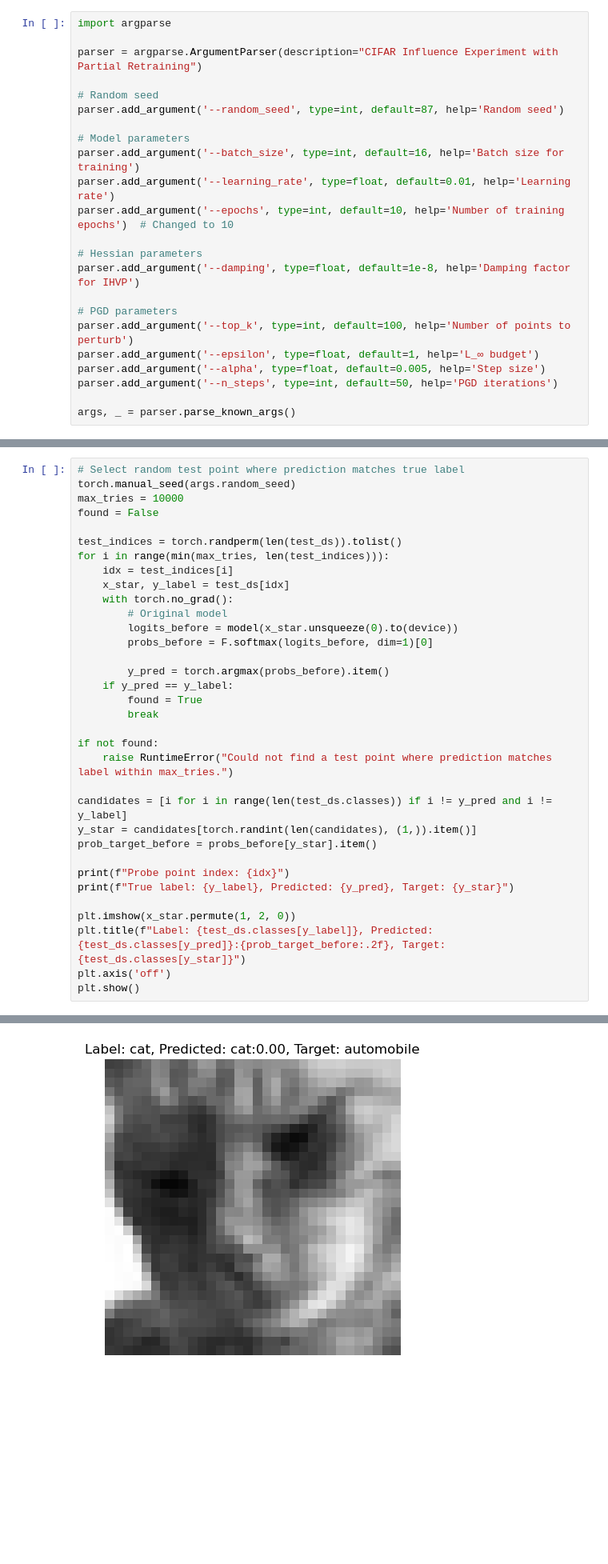
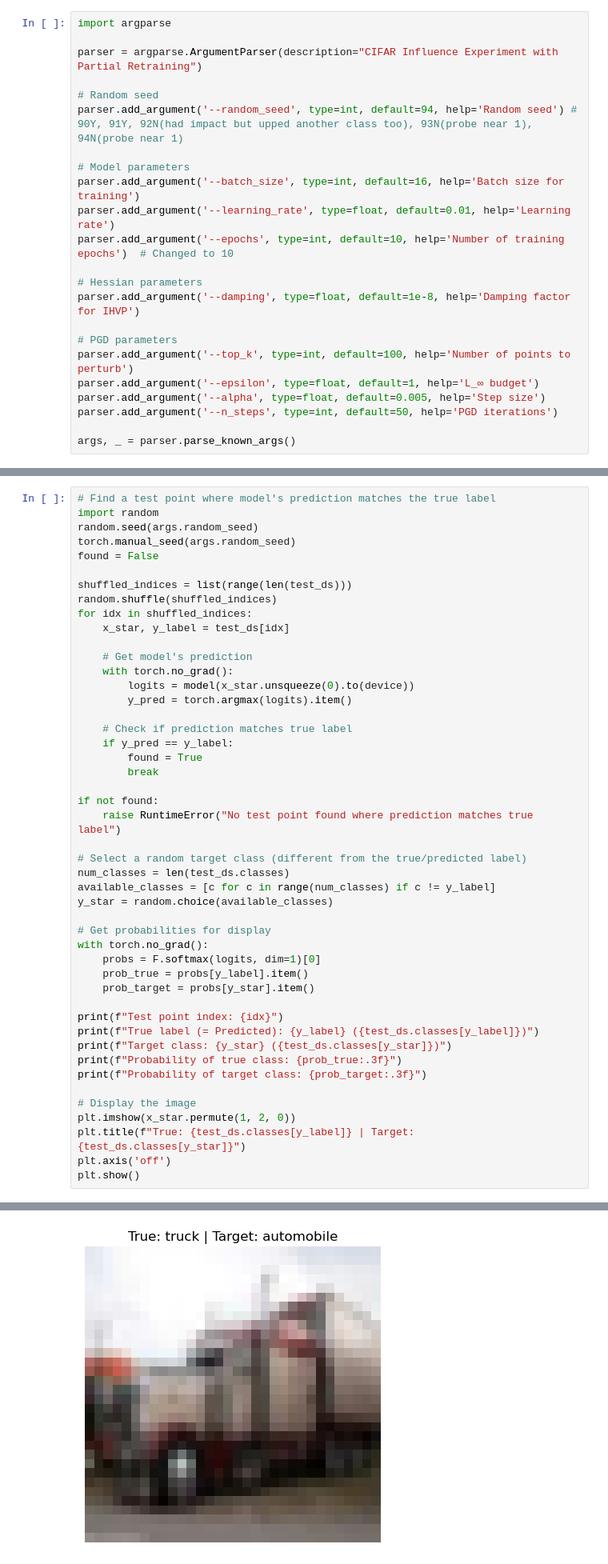
Before and after one commit to jrosseruk/infusion, a Jupyter notebook: cifar_influence_partial_retrain.ipynb, the cells around one changed output, grey strips where cells are left out. Shown at 80% size. Cells and saved outputs as stored; diff of their text form; blank space fills up the shorter version.

```diff
--- a/cifar_influence_partial_retrain.ipynb
+++ b/cifar_influence_partial_retrain.ipynb
@@ -29,7 +29,7 @@ import argparse
 parser = argparse.ArgumentParser(description="CIFAR Influence Experiment with Partial Retraining")
 
 # Random seed
-parser.add_argument('--random_seed', type=int, default=87, help='Random seed')
+parser.add_argument('--random_seed', type=int, default=94, help='Random seed') # 90Y, 91Y, 92N(had impact but upped another class too), 93N(probe near 1), 94N(probe near 1)
 
 # Model parameters
 parser.add_argument('--batch_size', type=int, default=16, help='Batch size for training')
@@ -273,37 +262,50 @@ $$f(\theta) = \log p(y^* | x^*; \theta)$$
 
 We want to **increase** this probability by perturbing training data.
 # %%
-# Select random test point where prediction matches true label
+# Find a test point where model's prediction matches the true label
+import random
+random.seed(args.random_seed)
 torch.manual_seed(args.random_seed)
-max_tries = 10000
 found = False
 
-test_indices = torch.randperm(len(test_ds)).tolist()
-for i in range(min(max_tries, len(test_indices))):
-    idx = test_indices[i]
+shuffled_indices = list(range(len(test_ds)))
+random.shuffle(shuffled_indices)
+for idx in shuffled_indices:
     x_star, y_label = test_ds[idx]
+
+    # Get model's prediction
     with torch.no_grad():
-        # Original model
-        logits_before = model(x_star.unsqueeze(0).to(device))
-        probs_before = F.softmax(logits_before, dim=1)[0]
+        logits = model(x_star.unsqueeze(0).to(device))
+        y_pred = torch.argmax(logits).item()
 
-        y_pred = torch.argmax(probs_before).item()
+    # Check if prediction matches true label
     if y_pred == y_label:
         found = True
         break
 
 if not found:
-    raise RuntimeError("Could not find a test point where prediction matches label within max_tries.")
+    raise RuntimeError("No test point found where prediction matches true label")
 
-candidates = [i for i in range(len(test_ds.classes)) if i != y_pred and i != y_label]
-y_star = candidates[torch.randint(len(candidates), (1,)).item()]
-prob_target_before = probs_before[y_star].item()
+# Select a random target class (different from the true/predicted label)
+num_classes = len(test_ds.classes)
+available_classes = [c for c in range(num_classes) if c != y_label]
+y_star = random.choice(available_classes)
 
-print(f"Probe point index: {idx}")
-print(f"True label: {y_label}, Predicted: {y_pred}, Target: {y_star}")
+# Get probabilities for display
+with torch.no_grad():
+    probs = F.softmax(logits, dim=1)[0]
+    prob_true = probs[y_label].item()
+    prob_target = probs[y_star].item()
 
+print(f"Test point index: {idx}")
+print(f"True label (= Predicted): {y_label} ({test_ds.classes[y_label]})")
+print(f"Target class: {y_star} ({test_ds.classes[y_star]})")
+print(f"Probability of true class: {prob_true:.3f}")
+print(f"Probability of target class: {prob_target:.3f}")
+
+# Display the image
 plt.imshow(x_star.permute(1, 2, 0))
-plt.title(f"Label: {test_ds.classes[y_label]}, Predicted: {test_ds.classes[y_pred]}:{prob_target_before:.2f}, Target: {test_ds.classes[y_star]}")
+plt.title(f"True: {test_ds.classes[y_label]} | Target: {test_ds.classes[y_star]}")
 plt.axis('off')
 plt.show()
 # %% [output]
@@ -312,4 +317,4 @@ True label: 3, Predicted: 3, Target: 1
-[figure, old version]
+[figure, new version]
 # %%
 # Create a single-example dataset containing only the probe point
 from torch.utils.data import Dataset
```
Also changed, not shown: parts of 13 cells of this notebook.
